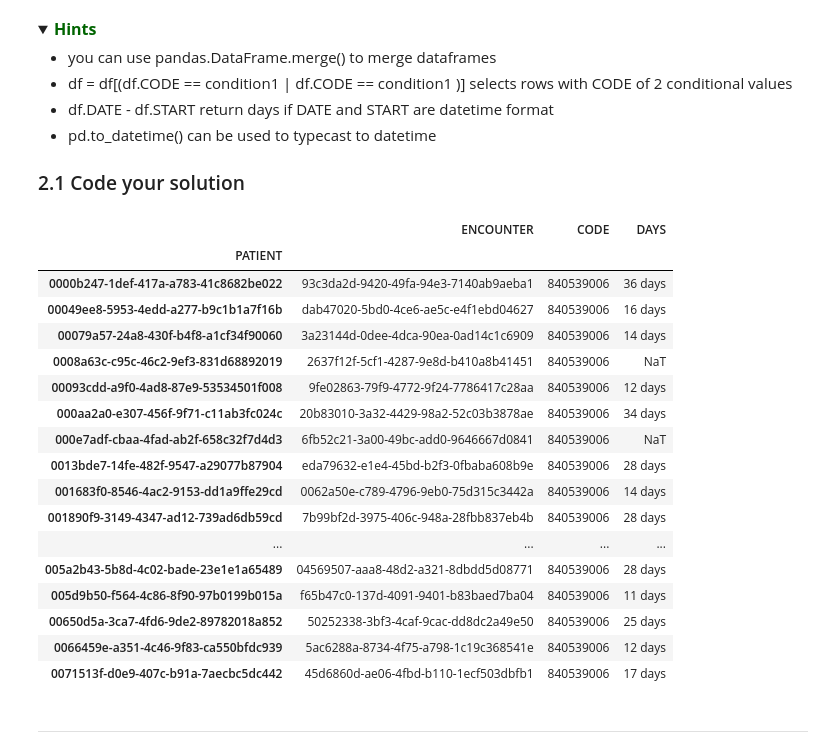
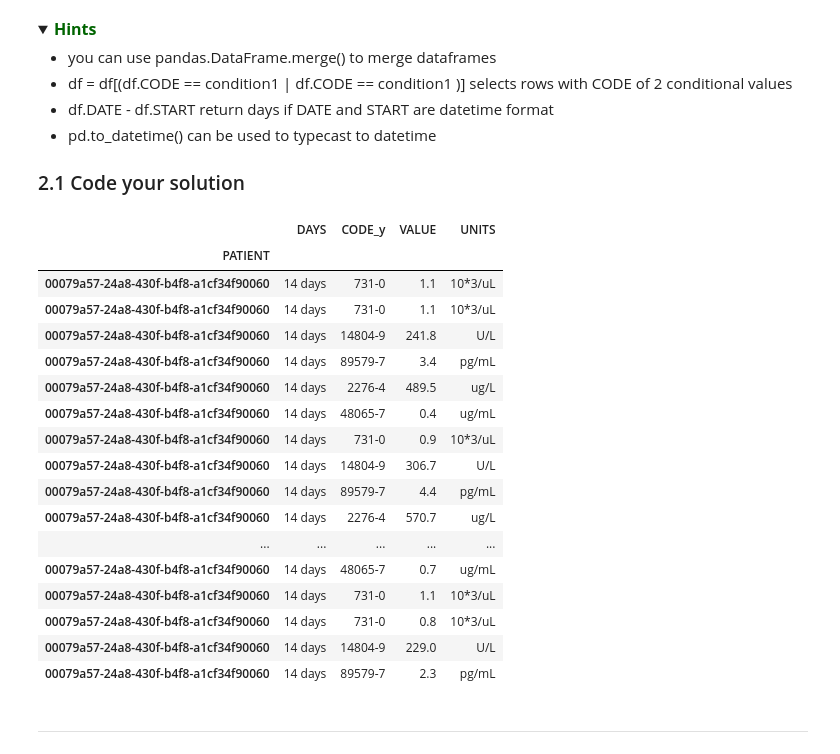
Before and after one commit to Magiduck/Programming1, a Jupyter notebook: assessments/Assignment_week_03.ipynb, the cells around one changed output. Drawn from its saved outputs; the diff is of its cells as text; code cells hidden in the pictures; folded sections open.

```diff
--- a/assessments/Assignment_week_03.ipynb
+++ b/assessments/Assignment_week_03.ipynb
@@ -215,32 +215,38 @@ PATIENT
 ### 2.1 Code your solution
 # %%
 conditions_covid = conditions[conditions.CODE == 840539006].copy()
-# conditions_covid = conditions_covid.merge(observations, how='inner', on='PATIENT')
+conditions_covid = conditions_covid.merge(observations, how='inner', on='PATIENT')
 conditions_covid.START = pd.to_datetime(conditions_covid.START)
 conditions_covid.STOP = pd.to_datetime(conditions_covid.STOP)
 conditions_covid['DAYS'] = conditions_covid.STOP - conditions_covid.START
 conditions_covid = conditions_covid.set_index(['PATIENT']).sort_index()
-conditions_covid = conditions_covid.drop(columns=['START','STOP', 'DESCRIPTION'])
+conditions_covid = conditions_covid[['DAYS','CODE_y','VALUE','UNITS']]
+conditions_covid = conditions_covid[(conditions_covid.CODE_y == "48065-7")|
+                                   (conditions_covid.CODE_y == "26881-3")|
+                                   (conditions_covid.CODE_y == "2276-4")|
+                                   (conditions_covid.CODE_y == "89579-7")|
+                                   (conditions_covid.CODE_y == "731-0")|
+                                   (conditions_covid.CODE_y == "14804-9")]
 conditions_covid.head(25)
 # %% [output]
-|  | ENCOUNTER | CODE | DAYS |
-| PATIENT |  |  |  |
-| 0000b247-1def-417a-a783-41c8682be022 | 93c3da2d-9420-49fa-94e3-7140ab9aeba1 | 840539006 | 36 days |
-| 00049ee8-5953-4edd-a277-b9c1b1a7f16b | dab47020-5bd0-4ce6-ae5c-e4f1ebd04627 | 840539006 | 16 days |
-| 00079a57-24a8-430f-b4f8-a1cf34f90060 | 3a23144d-0dee-4dca-90ea-0ad14c1c6909 | 840539006 | 14 days |
-| 0008a63c-c95c-46c2-9ef3-831d68892019 | 2637f12f-5cf1-4287-9e8d-b410a8b41451 | 840539006 | NaT |
-| 00093cdd-a9f0-4ad8-87e9-53534501f008 | 9fe02863-79f9-4772-9f24-7786417c28aa | 840539006 | 12 days |
-| 000aa2a0-e307-456f-9f71-c11ab3fc024c | 20b83010-3a32-4429-98a2-52c03b3878ae | 840539006 | 34 days |
-| 000e7adf-cbaa-4fad-ab2f-658c32f7d4d3 | 6fb52c21-3a00-49bc-add0-9646667d0841 | 840539006 | NaT |
-| 0013bde7-14fe-482f-9547-a29077b87904 | eda79632-e1e4-45bd-b2f3-0fbaba608b9e | 840539006 | 28 days |
-| 001683f0-8546-4ac2-9153-dd1a9ffe29cd | 0062a50e-c789-4796-9eb0-75d315c3442a | 840539006 | 14 days |
-| 001890f9-3149-4347-ad12-739ad6db59cd | 7b99bf2d-3975-406c-948a-28fbb837eb4b | 840539006 | 28 days |
-| ... | ... | ... | ... |
-| 005a2b43-5b8d-4c02-bade-23e1e1a65489 | 04569507-aaa8-48d2-a321-8dbdd5d08771 | 840539006 | 28 days |
-| 005d9b50-f564-4c86-8f90-97b0199b015a | f65b47c0-137d-4091-9401-b83baed7ba04 | 840539006 | 11 days |
-| 00650d5a-3ca7-4fd6-9de2-89782018a852 | 50252338-3bf3-4caf-9cac-dd8dc2a49e50 | 840539006 | 25 days |
-| 0066459e-a351-4c46-9f83-ca550bfdc939 | 5ac6288a-8734-4f75-a798-1c19c368541e | 840539006 | 12 days |
-| 0071513f-d0e9-407c-b91a-7aecbc5dc442 | 45d6860d-ae06-4fbd-b110-1ecf503dbfb1 | 840539006 | 17 days |
+|  | DAYS | CODE_y | VALUE | UNITS |
+| PATIENT |  |  |  |  |
+| 00079a57-24a8-430f-b4f8-a1cf34f90060 | 14 days | 731-0 | 1.1 | 10*3/uL |
+| 00079a57-24a8-430f-b4f8-a1cf34f90060 | 14 days | 731-0 | 1.1 | 10*3/uL |
+| 00079a57-24a8-430f-b4f8-a1cf34f90060 | 14 days | 14804-9 | 241.8 | U/L |
+| 00079a57-24a8-430f-b4f8-a1cf34f90060 | 14 days | 89579-7 | 3.4 | pg/mL |
+| 00079a57-24a8-430f-b4f8-a1cf34f90060 | 14 days | 2276-4 | 489.5 | ug/L |
+| 00079a57-24a8-430f-b4f8-a1cf34f90060 | 14 days | 48065-7 | 0.4 | ug/mL |
+| 00079a57-24a8-430f-b4f8-a1cf34f90060 | 14 days | 731-0 | 0.9 | 10*3/uL |
+| 00079a57-24a8-430f-b4f8-a1cf34f90060 | 14 days | 14804-9 | 306.7 | U/L |
+| 00079a57-24a8-430f-b4f8-a1cf34f90060 | 14 days | 89579-7 | 4.4 | pg/mL |
+| 00079a57-24a8-430f-b4f8-a1cf34f90060 | 14 days | 2276-4 | 570.7 | ug/L |
+| ... | ... | ... | ... | ... |
+| 00079a57-24a8-430f-b4f8-a1cf34f90060 | 14 days | 48065-7 | 0.7 | ug/mL |
+| 00079a57-24a8-430f-b4f8-a1cf34f90060 | 14 days | 731-0 | 1.1 | 10*3/uL |
+| 00079a57-24a8-430f-b4f8-a1cf34f90060 | 14 days | 731-0 | 0.8 | 10*3/uL |
+| 00079a57-24a8-430f-b4f8-a1cf34f90060 | 14 days | 14804-9 | 229.0 | U/L |
+| 00079a57-24a8-430f-b4f8-a1cf34f90060 | 14 days | 89579-7 | 2.3 | pg/mL |
 # %% [markdown]
 ---
 # %% [markdown]
```
